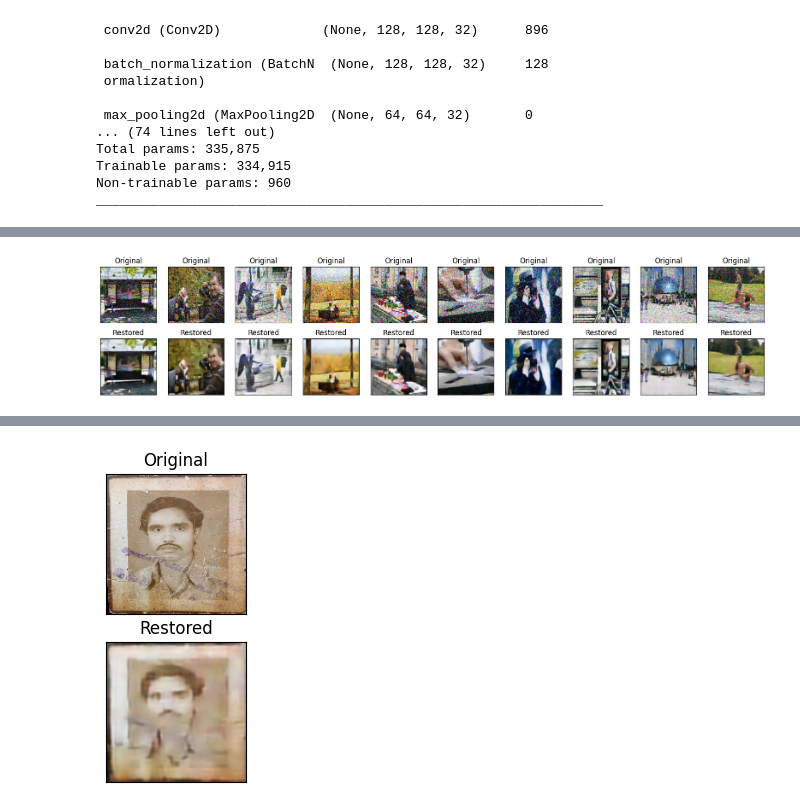
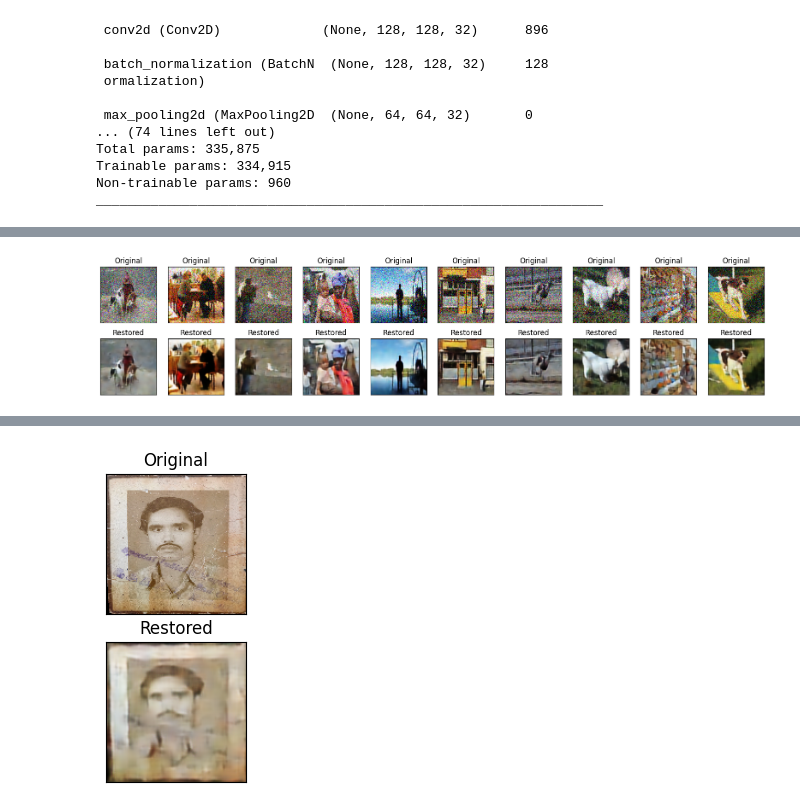
Before and after one commit to acumenmanish/ImageRestoration, a Jupyter notebook: RestoreImage_with_CAE.ipynb, the cells around one changed output, grey strips where cells are left out. Drawn from its saved outputs; the diff is of its cells as text; code cells hidden in the pictures.

```diff
--- a/RestoreImage_with_CAE.ipynb
+++ b/RestoreImage_with_CAE.ipynb
@@ -81,15 +81,18 @@ class ConvAutoencoder:
         input_img = keras.Input(shape=self.input_shape)
 
         # Encoder Layers
-        x = layers.Conv2D(32, (3, 3), activation='relu', padding='same')(input_img)
+        x = layers.Conv2D(32, (3, 3), padding='same')(input_img)
         x = layers.BatchNormalization()(x)
+        x= layers.LeakyReLU(alpha=0.1)(x)
         x = layers.MaxPooling2D((2, 2), strides = (2,2), padding='same')(x)
         # x = layers.add(Dropout(0.25))(x) # adding a dropout layer after the max pooling layer
-        x = layers.Conv2D(64, (3, 3), activation='relu', padding='same')(x)
+        x = layers.Conv2D(64, (3, 3), padding='same')(x)
         x = layers.BatchNormalization()(x)
+        x = layers.LeakyReLU(alpha=0.1)(x)
         x = layers.MaxPooling2D((2, 2), strides = (2,2), padding='same')(x)
-        x = layers.Conv2D(128, (3, 3), activation='relu', padding='same')(x)
+        x = layers.Conv2D(128, (3, 3), padding='same')(x)
         x = layers.BatchNormalization()(x)
+        x = layers.LeakyReLU(alpha=0.1)(x)
         encoded = layers.MaxPooling2D((2, 2), strides = (2,2), padding='same')(x)
 
         self.encoder = keras.Model(input_img, encoded)
@@ -99,16 +102,19 @@ class ConvAutoencoder:
     def build_decoder(self, inputShape):
         # Decoder Layers
         encoded_input = keras.Input(shape=inputShape)
-        x = layers.Conv2D(128, (3, 3), activation='relu', padding='same')(encoded_input)
+        x = layers.Conv2D(128, (3, 3),  padding='same')(encoded_input)
         x = layers.UpSampling2D((2, 2))(x)
         x = layers.BatchNormalization()(x)
+        x = layers.LeakyReLU(alpha=0.1)(x)
         x = layers.Conv2D(64, (3, 3), activation='relu', padding='same')(x)
         x = layers.UpSampling2D((2, 2))(x)
         x = layers.BatchNormalization()(x)
+        x = layers.LeakyReLU(alpha=0.1)(x)
         x = layers.Conv2D(32, (3, 3), activation='relu', padding='same')(x)
         x = layers.BatchNormalization()(x)
         x = layers.UpSampling2D((2, 2))(x)
         x = layers.BatchNormalization()(x)
+        x = layers.LeakyReLU(alpha=0.1)(x)
         decoded = layers.Conv2D(3, (3, 3), activation='sigmoid', padding='same')(x)
 
         self.decoder = keras.Model(encoded_input, decoded)
@@ -165,8 +171,10 @@ _________________________________________________________________
 # Train the autoencoder on the training
 # Train the model
 from keras.callbacks import ModelCheckpoint
+earlyStop = keras.callbacks.EarlyStopping(monitor='loss', patience=3)
 print('-------Training Starts ---------')
 checkpoint = ModelCheckpoint("ImageRestore Model.h5", save_best_only=True, save_weights_only=False, verbose=1 )
-autoencoder.train(X_train_noisy, train_data, X_test_noisy, test_data, epochs=20, batch_size=64, callbacks=checkpoint )
+
+autoencoder.train(X_train_noisy, train_data, X_test_noisy, test_data, epochs=50, batch_size=256, callbacks=[checkpoint,earlyStop] )
 # %% [output]
 -------Training Starts ---------
@@ -197,28 +205,28 @@ restored_imgs = autoencoder.restore(X_test_noisy)
 # %%
 
 # Display some sample results
 import matplotlib.pyplot as plt
 n = 10  # number of images to display
 plt.figure(figsize=(20, 4))
 for i in range(n):
     # Display original images
     ax = plt.subplot(2, n, i + 1)
-    plt.imshow(X_test_noisy[i+1200])
+    plt.imshow(X_test_noisy[i+700])
     plt.title("Original")
 
     ax.get_xaxis().set_visible(False)
     ax.get_yaxis().set_visible(False)
 
     # Display restored images
     ax = plt.subplot(2, n, i + n + 1)
-    plt.imshow(restored_imgs[i+1200])
+    plt.imshow(restored_imgs[i+700])
     plt.title("Restored")
 
     ax.get_xaxis().set_visible(False)
     ax.get_yaxis().set_visible(False)
 plt.show()
 # %% [output]
-[figure, old version]
+[figure, new version]
 # %%
 #Test a New Image
 img = keras.utils.load_img("myDad.jpg.png", target_size=(128, 128)) #
```
Also changed, not shown: parts of 7 cells of this notebook.
